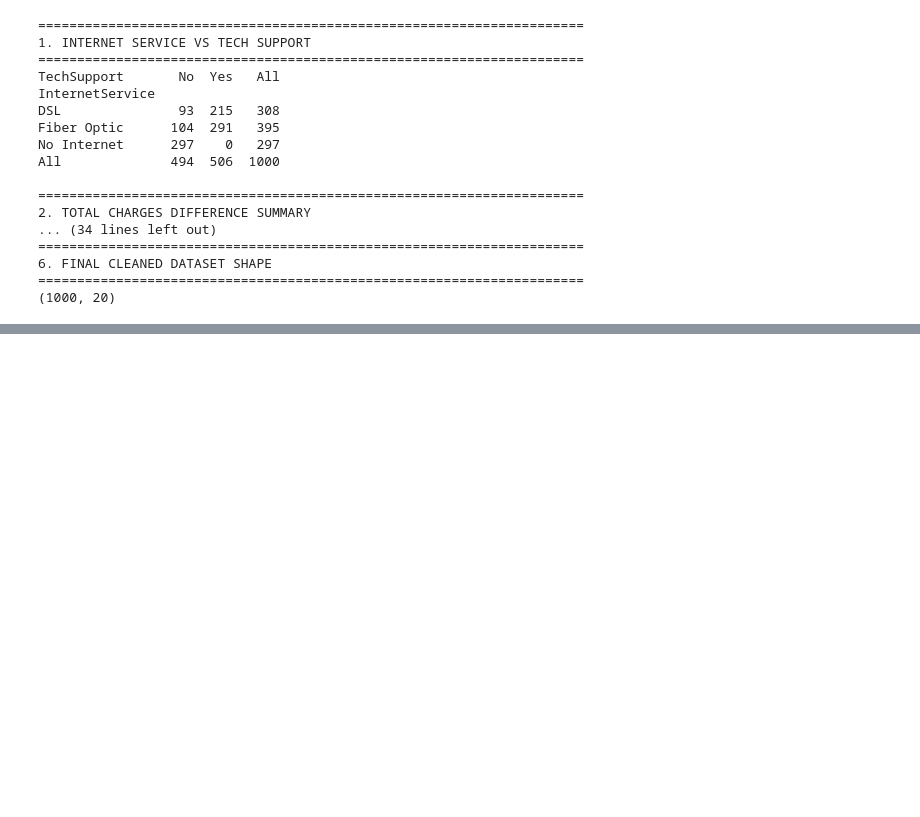
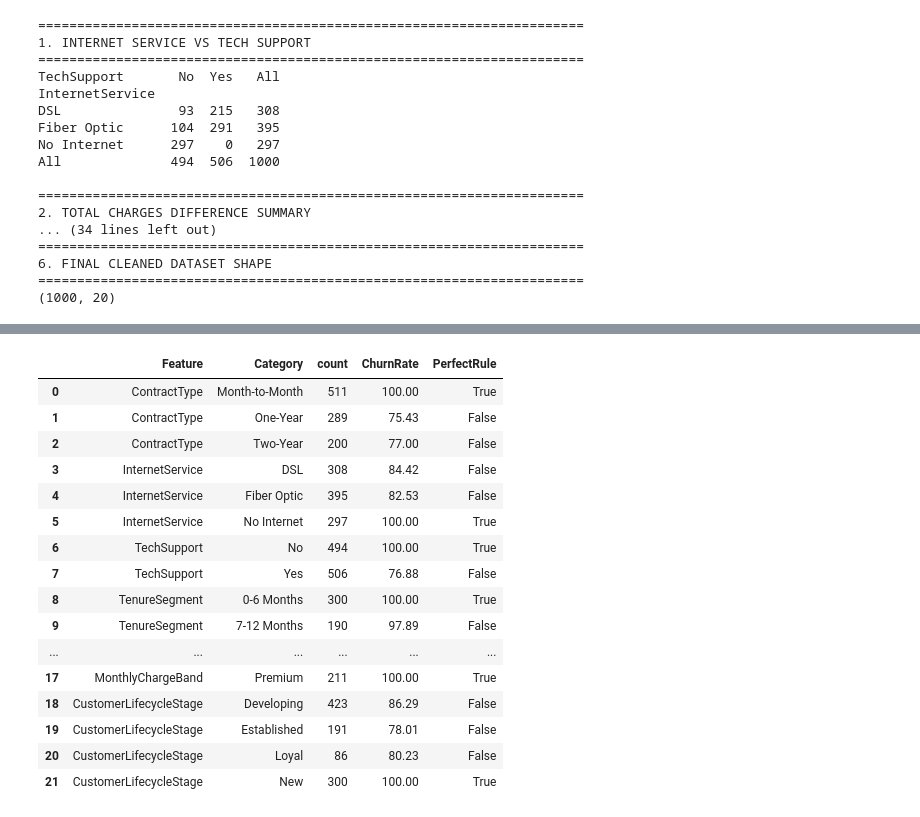
Before and after one commit to deardisha/retentioniq-telecom-churn, a Jupyter notebook: notebooks/01_retentioniq_analysis.ipynb, the cells around one changed output, grey strips where cells are left out. Cells and saved outputs as stored; diff of their text form; code cells hidden in the pictures; blank space fills up the shorter version.

```diff
--- a/notebooks/01_retentioniq_analysis.ipynb
+++ b/notebooks/01_retentioniq_analysis.ipynb
@@ -1051,0 +1395,61 @@ All              494  506  1000
+# %%
+# Measure churn separation
+
+leakage_columns = [
+    "ContractType",
+    "InternetService",
+    "TechSupport",
+    "TenureSegment",
+    "MonthlyChargeBand",
+    "CustomerLifecycleStage"
+]
+
+leakage_results = []
+
+for column in leakage_columns:
+    summary = (
+        df_clean.groupby(column, observed=False)["ChurnFlag"]
+        .agg(["count", "mean"])
+        .reset_index()
+    )
+
+    summary["ChurnRate"] = summary["mean"] * 100
+    summary["PerfectRule"] = summary["ChurnRate"].isin([0, 100])
+    summary["Feature"] = column
+
+    leakage_results.append(
+        summary[
+            [
+                "Feature",
+                column,
+                "count",
+                "ChurnRate",
+                "PerfectRule"
+            ]
+        ].rename(columns={column: "Category"})
+    )
+
+leakage_summary = pd.concat(
+    leakage_results,
+    ignore_index=True
+)
+
+leakage_summary
+# %% [output]
+|  | Feature | Category | count | ChurnRate | PerfectRule |
+| 0 | ContractType | Month-to-Month | 511 | 100.00 | True |
+| 1 | ContractType | One-Year | 289 | 75.43 | False |
+| 2 | ContractType | Two-Year | 200 | 77.00 | False |
+| 3 | InternetService | DSL | 308 | 84.42 | False |
+| 4 | InternetService | Fiber Optic | 395 | 82.53 | False |
+| 5 | InternetService | No Internet | 297 | 100.00 | True |
+| 6 | TechSupport | No | 494 | 100.00 | True |
+| 7 | TechSupport | Yes | 506 | 76.88 | False |
+| 8 | TenureSegment | 0-6 Months | 300 | 100.00 | True |
+| 9 | TenureSegment | 7-12 Months | 190 | 97.89 | False |
+| ... | ... | ... | ... | ... | ... |
+| 17 | MonthlyChargeBand | Premium | 211 | 100.00 | True |
+| 18 | CustomerLifecycleStage | Developing | 423 | 86.29 | False |
+| 19 | CustomerLifecycleStage | Established | 191 | 78.01 | False |
+| 20 | CustomerLifecycleStage | Loyal | 86 | 80.23 | False |
+| 21 | CustomerLifecycleStage | New | 300 | 100.00 | True |
```
Also changed, not shown: parts of 21 cells of this notebook.
